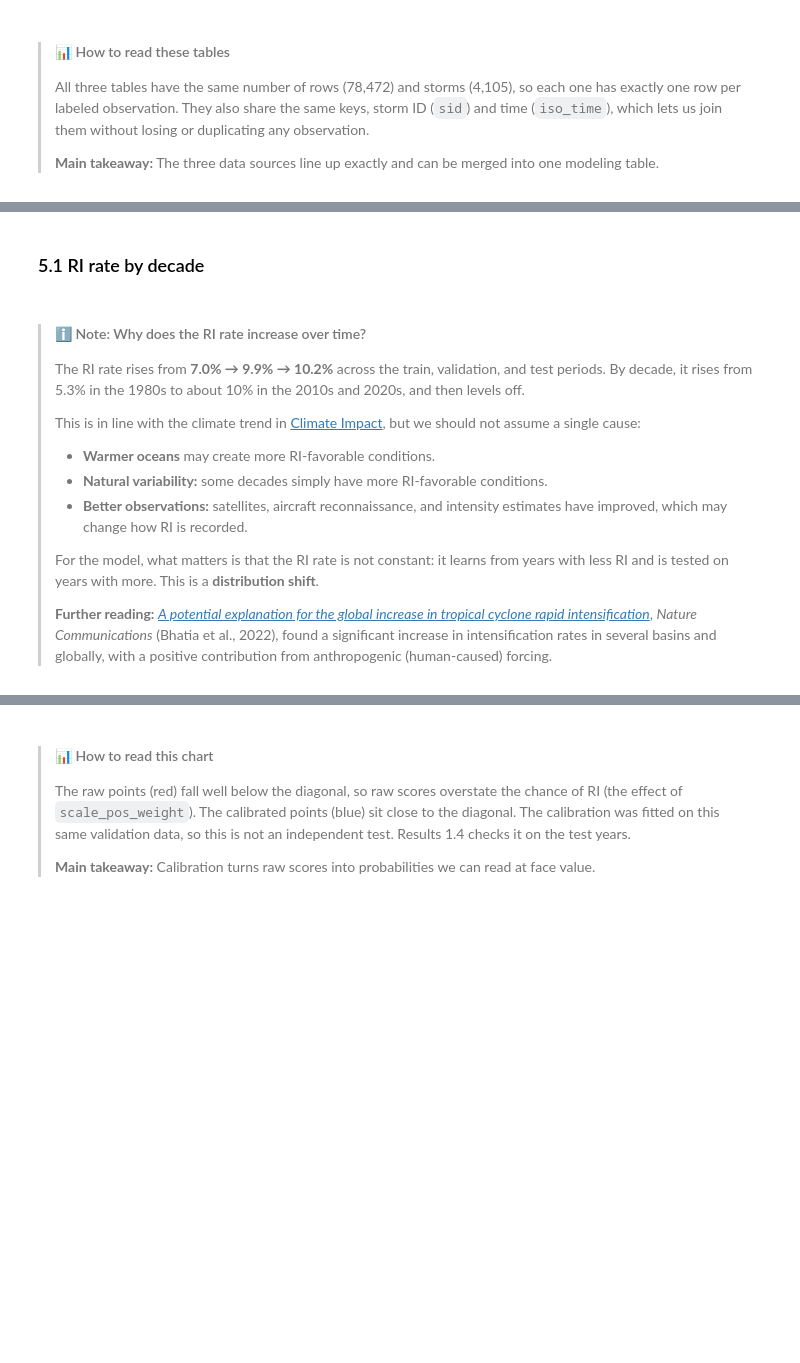
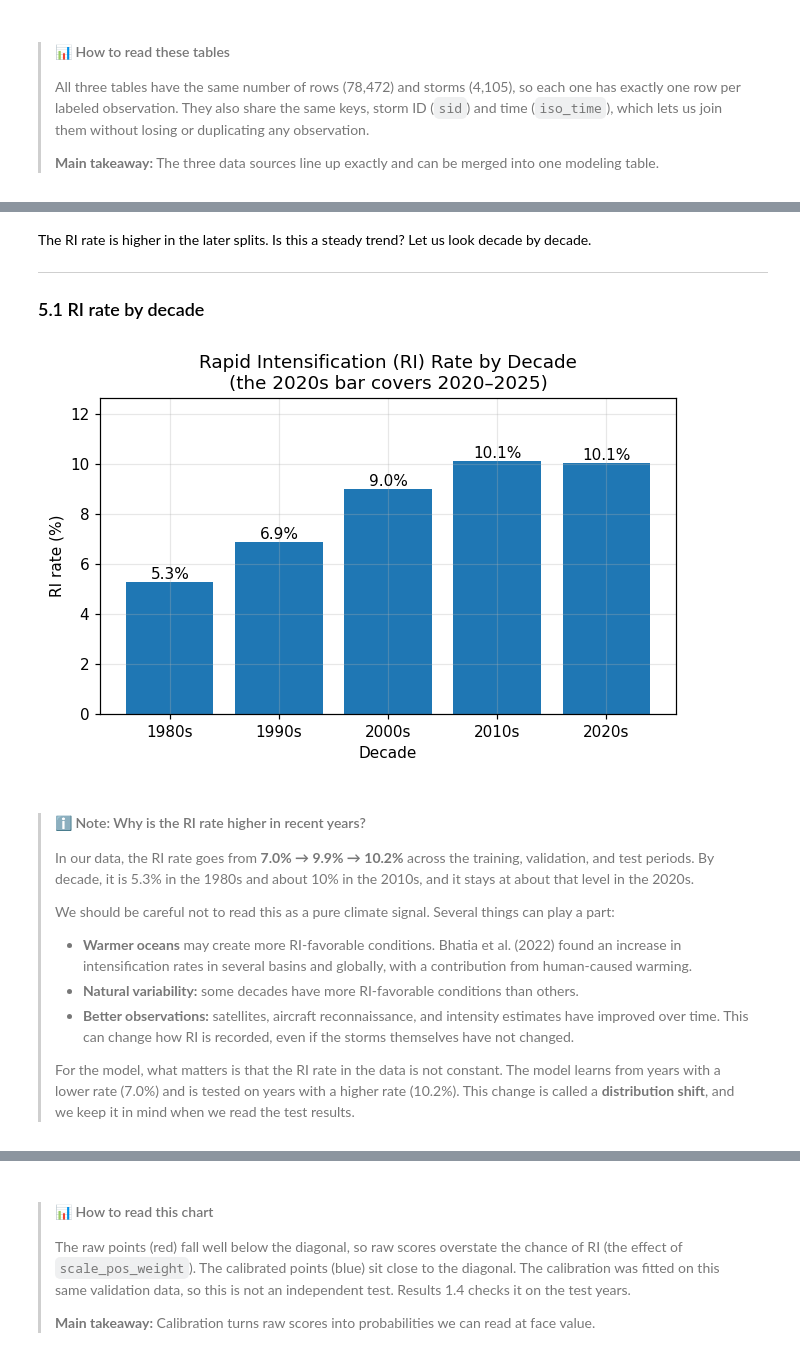
Before and after one commit to sukhadaghewari/tropicalcycloneriprediction, a Jupyter notebook: notebook/tropicalcyclone_rapidintensification.ipynb, the cells around one changed output, grey strips where cells are left out. Cells and saved outputs as stored; diff of their text form; code cells hidden in the pictures; blank space fills up the shorter version.

```diff
--- a/notebook/tropicalcyclone_rapidintensification.ipynb
+++ b/notebook/tropicalcyclone_rapidintensification.ipynb
@@ -1053,19 +1182,13 @@ For example, the Atlantic season peaks around **September**, while the Southern
 # %%
+# Add sine/cosine day-of-year features (Southern Hemisphere shifted by half a year)
 def add_seasonal_coords(df, time_col="iso_time", lat_col="lat"):
-    '''Add cyclic day-of-year features.
-
-    Southern Hemisphere dates are shifted by half a year so that comparable
-    cyclone seasons in the Northern and Southern Hemispheres have similar
-    seasonal coordinates.
-
-    Does not mutate the input. Safe to re-run: output columns are replaced.
-    '''
     generated = ["doy_sin", "doy_cos"]
     out = df.drop(columns=generated, errors="ignore").copy()
     doy = out[time_col].dt.dayofyear.astype(float)
 
     # Shift Southern Hemisphere dates by half a year.
-    # This approximately aligns South Hemisphere February with North Hemisphere August.
+    # This lines up the Southern Hemisphere February–March peak with the
+    # Northern Hemisphere August–September peak.
     shift = np.where(out[lat_col] < 0, 365.25 / 2, 0)
 
     doy = (doy + shift) % 365.25
@@ -1093,13 +1217,11 @@ For observations near the beginning of a storm's track, there may not be enough
 # %%
+# Name of a time-shifted column, for example usa_wind_tminus6h
 def offset_column_name(col, hours):
-    '''hours < 0 is the past: ('usa_wind', -6) -> 'usa_wind_tminus6h'.'''
     return f"{col}_t{'plus' if hours > 0 else 'minus'}{abs(hours)}h"
 
 
+# Add the value of `col` from `hours` hours away in the same storm (NaN if missing)
 def add_value_at_offset(df, col, hours, storm="sid", time="iso_time"):
-    '''Add the value of `col` from `hours` hours away in the same storm.
-    Negative looks back, positive looks forward. NaN when that storm has no
-    observation at exactly that time. Does not mutate input, preserves row order.'''
     if not is_datetime64_any_dtype(df[time]):
         raise TypeError(f"{time!r} is {df[time].dtype}, expected datetime64. Run pd.to_datetime first.")
     offset_col = offset_column_name(col, hours)
@@ -1113,8 +1235,8 @@ def add_value_at_offset(df, col, hours, storm="sid", time="iso_time"):
     return out.merge(lookup, on=[storm, target_time], how="left", validate="one_to_one").drop(columns=[target_time])
 
 
+# Add the change in `col` over each of the past `lags` hours
 def add_change_over_past_hours(df, col="usa_wind", lags=(6, 12, 24)):
-    '''Add the change in `col` over each of the previous `lags` hours.'''
     out = df.copy()
     for hours in lags:
         out = add_value_at_offset(out, col, -hours)
@@ -1148,7 +1269,7 @@ where ri_tplus24 is the target variable name which denotes if the storm will rap
 # %%
 TARGET = f"ri_tplus{RI_HOURS_IN_FUTURE}"
+# Add the 24-hour wind change and the RI label (NaN when the future wind is unknown)
 def add_ri_label(df, col="usa_wind", hours=RI_HOURS_IN_FUTURE, threshold_kt=RI_THRESHOLD_KT):
-    '''Add the forward change in `col` and the binary RI label. NA where the future value is unknown.'''
     delta_col = f"{col}_delta_tplus{hours}h"
     label_col = TARGET
     out = add_value_at_offset(df, col, hours).drop(columns=[delta_col, label_col], errors="ignore")
@@ -1949,19 +2276,18 @@ By splitting by season, **each storm stays in only one split**. This also better
 # %%
+# Chronological split by season, so that no storm appears in two splits
 def split(df):
-    '''Chronological split by season. Never split randomly: storms are correlated
-    within a season and a random split would leak.'''
     train = df[df.season <= TRAIN_END]
     validation = df[(df.season > TRAIN_END) & (df.season <= VAL_END)]
     test = df[(df.season > VAL_END) & (df.season <= TEST_END)]
 
     # Pairwise, not three-way: a two-way overlap must also fail
-    assert not set(train.sid) & set(validation.sid), "train/val storm overlap"
+    assert not set(train.sid) & set(validation.sid), "train/validation storm overlap"
     assert not set(train.sid) & set(test.sid), "train/test storm overlap"
-    assert not set(validation.sid) & set(test.sid), "val/test storm overlap"
+    assert not set(validation.sid) & set(test.sid), "validation/test storm overlap"
 
-    for name, d in [("train", train), ("val", validation), ("test", test)]:
-        print(f"{name:6s} seasons {int(d.season.min())}–{int(d.season.max())}  "
-              f"rows={len(d):7,d}  storms={d.sid.nunique():5,d}  "
+    for name, d in [("train", train), ("validation", validation), ("test", test)]:
+        print(f"{name:10s} seasons {int(d.season.min())}–{int(d.season.max())}  "
+              f"observations={len(d):7,d}  storms={d.sid.nunique():5,d}  "
               f"ri_rate={d[TARGET].mean():.4f}")
     return train, validation, test
 # %%
@@ -1993,32 +2324,39 @@ plt.show()
 # %% [markdown]
+The RI rate is higher in the later splits. Is this a steady trend? Let us look decade by decade.
+
+---
+
+
 ### 5.1 RI rate by decade
 # %%
+# Group observations by calendar decade (the 2020s bar covers 2020–2025)
 decade_ri = ml_df.assign(decade=pd.to_datetime(ml_df["iso_time"]).dt.year // 10 * 10).groupby("decade")[TARGET].mean() * 100
 
 fig, ax = plt.subplots(figsize=(6, 4))
-bars = ax.bar(decade_ri.index.astype(str), decade_ri)
+bars = ax.bar(decade_ri.index.astype(str) + "s", decade_ri)
 
-ax.set(xlabel="Decade", ylabel="RI rate (%)", title="Rapid Intensification (RI) Rate by Decade",
+ax.set(xlabel="Decade", ylabel="RI rate (%)",
+       title="Rapid Intensification (RI) Rate by Decade\n(the 2020s bar covers 2020–2025)",
        ylim=(0, decade_ri.max() * 1.25))
 
 for bar, rate in zip(bars, decade_ri):
     ax.text(bar.get_x() + bar.get_width()/2, rate, f"{rate:.1f}%", ha="center", va="bottom")
 
 plt.tight_layout()
 plt.show()
+# %% [output]
+[figure, added]
 # %% [markdown]
-> #### ℹ️ Note: Why does the RI rate increase over time?
+> #### ℹ️ Note: Why is the RI rate higher in recent years?
 >
-> The RI rate rises from **7.0% → 9.9% → 10.2%** across the train, validation, and test periods. By decade, it rises from 5.3% in the 1980s to about 10% in the 2010s and 2020s, and then levels off.
+> In our data, the RI rate goes from **7.0% → 9.9% → 10.2%** across the training, validation, and test periods. By decade, it is 5.3% in the 1980s and about 10% in the 2010s, and it stays at about that level in the 2020s.
 >
-> This is in line with the climate trend in [Climate Impact](#climate-impact), but we should not assume a single cause:
+> We should be careful not to read this as a pure climate signal. Several things can play a part:
 >
-> * **Warmer oceans** may create more RI-favorable conditions.
-> * **Natural variability:** some decades simply have more RI-favorable conditions.
-> * **Better observations:** satellites, aircraft reconnaissance, and intensity estimates have improved, which may change how RI is recorded.
+> * **Warmer oceans** may create more RI-favorable conditions. Bhatia et al. (2022) found an increase in intensification rates in several basins and globally, with a contribution from human-caused warming.
+> * **Natural variability:** some decades have more RI-favorable conditions than others.
+> * **Better observations:** satellites, aircraft reconnaissance, and intensity estimates have improved over time. This can change how RI is recorded, even if the storms themselves have not changed.
 >
-> For the model, what matters is that the RI rate is not constant: it learns from years with less RI and is tested on years with more. This is a **distribution shift**.
->
-> **Further reading:** [*A potential explanation for the global increase in tropical cyclone rapid intensification*](https://doi.org/10.1038/s41467-022-34321-6), *Nature Communications* (Bhatia et al., 2022), found a significant increase in intensification rates in several basins and globally, with a positive contribution from anthropogenic (human-caused) forcing.
+> For the model, what matters is that the RI rate in the data is not constant. The model learns from years with a lower rate (7.0%) and is tested on years with a higher rate (10.2%). This change is called a **distribution shift**, and we keep it in mind when we read the test results.
 # %% [markdown]
 ---
```
Also changed, not shown: parts of 206 cells of this notebook, 7 other files.
